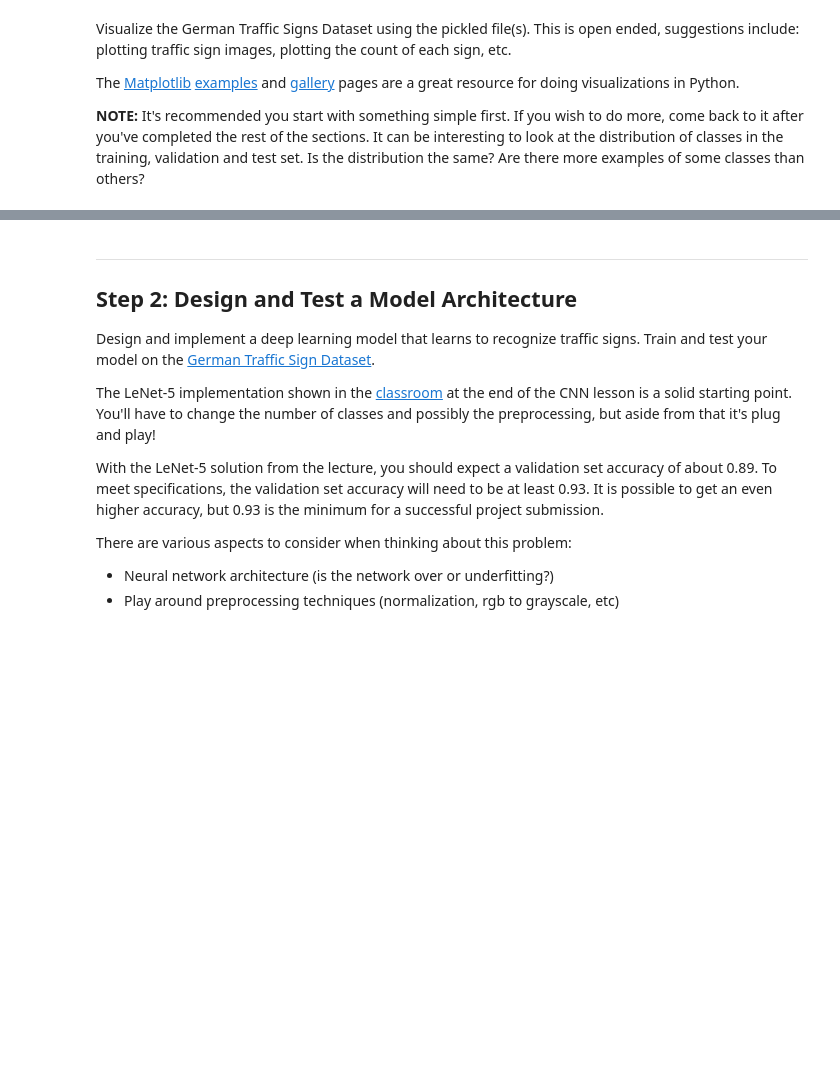
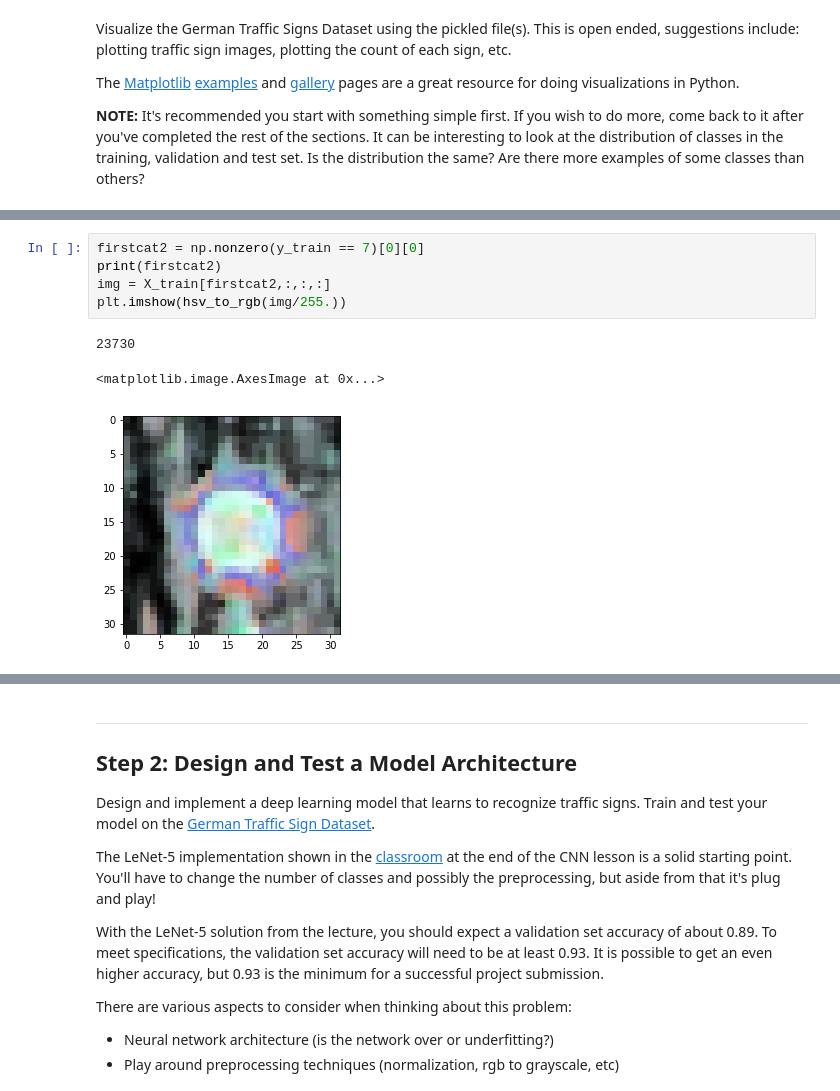
Before and after one commit to speedyseal/CarND-Traffic-Sign-Classifier-Project, a Jupyter notebook: Traffic_Sign_Classifier-HSV-balance-tuneL2.ipynb, the cells around one changed output, grey strips where cells are left out. Cells and saved outputs as stored; diff of their text form; blank space fills up the shorter version.

```diff
--- a/Traffic_Sign_Classifier-HSV-balance-tuneL2.ipynb
+++ b/Traffic_Sign_Classifier-HSV-balance-tuneL2.ipynb
@@ -204,3 +249,12 @@ for i in range(5):
+# %%
+firstcat2 = np.nonzero(y_train == 7)[0][0]
+print(firstcat2)
+img = X_train[firstcat2,:,:,:]
+plt.imshow(hsv_to_rgb(img/255.))
+# %% [output]
+23730
+<matplotlib.image.AxesImage at 0x...>
+[figure, added]
 # %%
 n, bins, patches = plt.hist(y_train, n_classes)
 plt.xlabel('Class');
```
Also changed, not shown: parts of 23 cells of this notebook, 13 other files.
